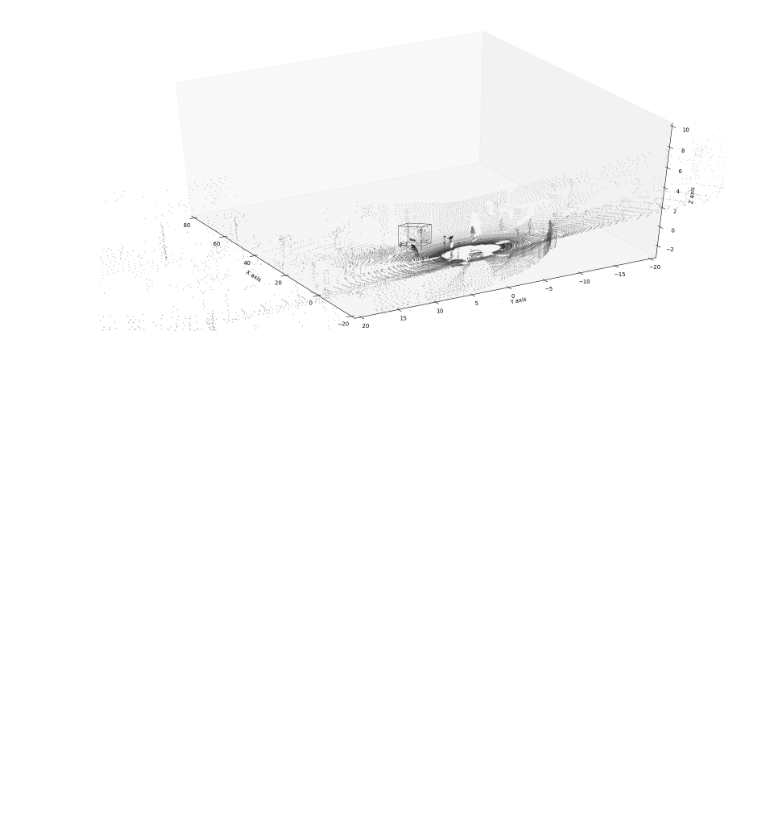
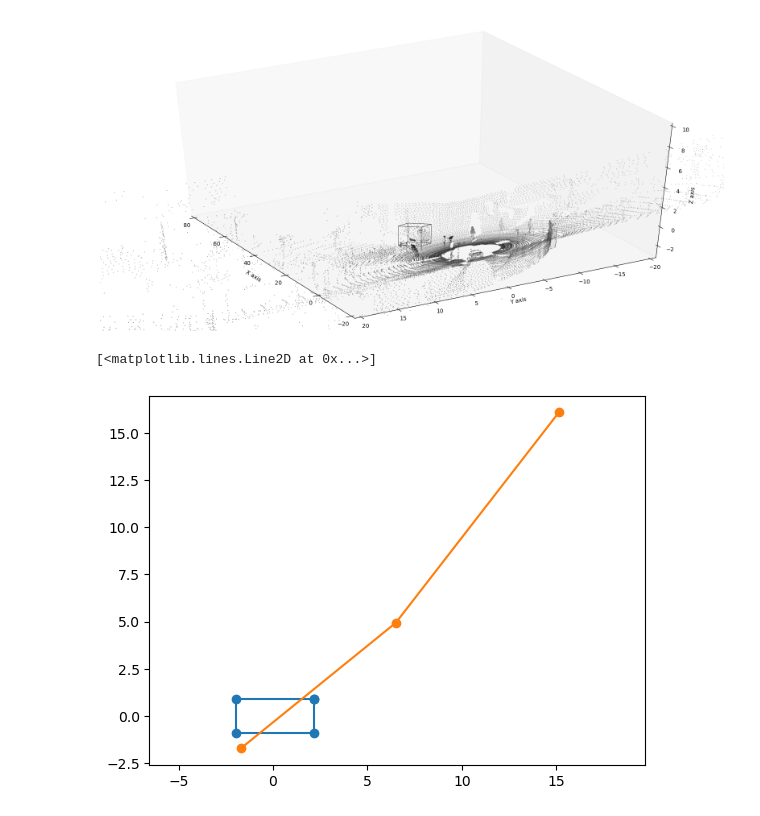
Before and after one commit to liver121888/Self-driving-Project, a Jupyter notebook: catkin_ws/src/kitti_tutorial/notebooks/plot3D.ipynb, the cells around one changed output. Saved outputs shown, nothing was run; the diff lists cells and outputs as text; code cells hidden in the pictures; blank space fills up the shorter version.

```diff
--- a/catkin_ws/src/kitti_tutorial/notebooks/plot3D.ipynb
+++ b/catkin_ws/src/kitti_tutorial/notebooks/plot3D.ipynb
@@ -147,6 +148,15 @@ draw_point_cloud(ax, points[::5])
 draw_box(ax, corners_3d_velo)
 # %% [output]
 [figure]
+# %%
+ego_car = np.array([[2.15, 0.9, -1.73], [2.15, -0.9, -1.73], [-1.95, -0.9, -1.73],[-1.95, 0.9, -1.73],
+                [2.15, 0.9, -0.23], [2.15, -0.9, -0.23], [-1.95, -0.9, -0.23],[-1.95, 0.9, -0.23]])
+plt.axes().set_aspect('equal', 'datalim')
+plt.plot(ego_car[:5, 0], ego_car[:5, 1], '-o')
+plt.plot(corners_3d_velo[:5, 0], corners_3d_velo[:5, 1], '-o')
+# %% [output]
+[<matplotlib.lines.Line2D at 0x...>]
+[figure, added]
 # %%
 fig, ax = plt.subplots(figsize=(20, 10))
 draw_point_cloud(ax, points[::5], axes=[0,1])
```
Also changed, not shown: parts of 7 cells of this notebook, 4 other files.
